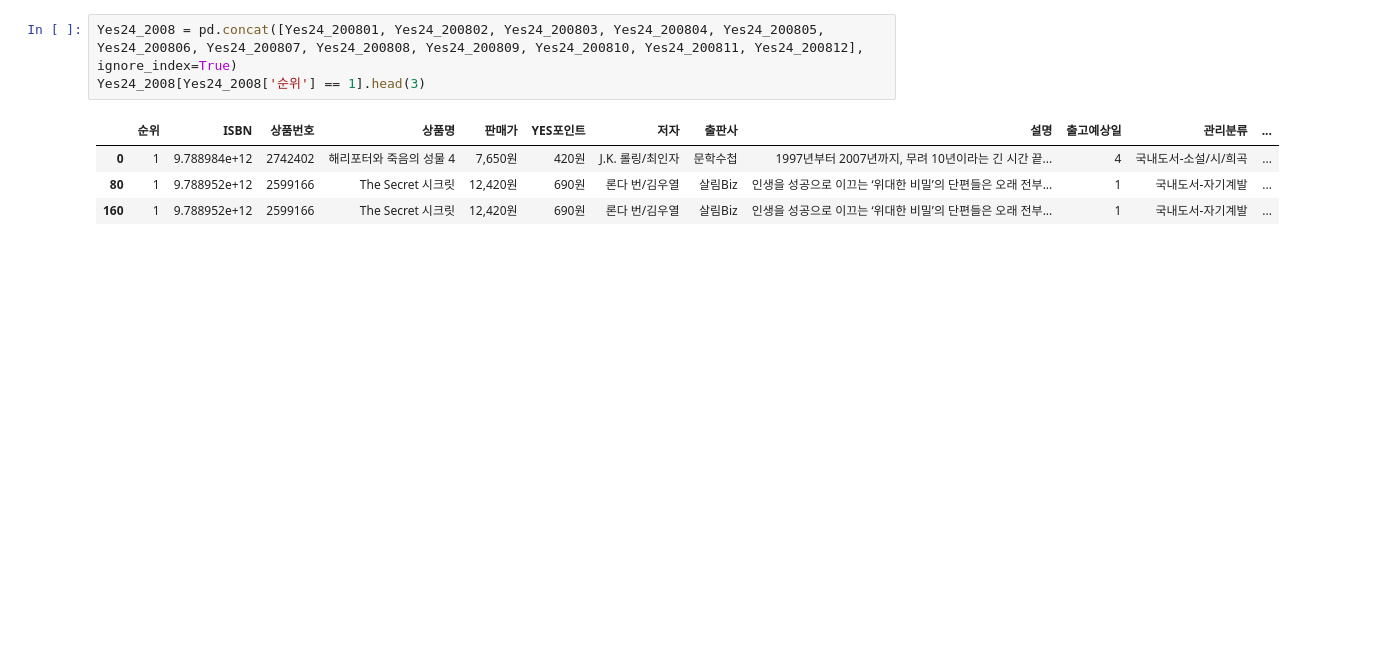
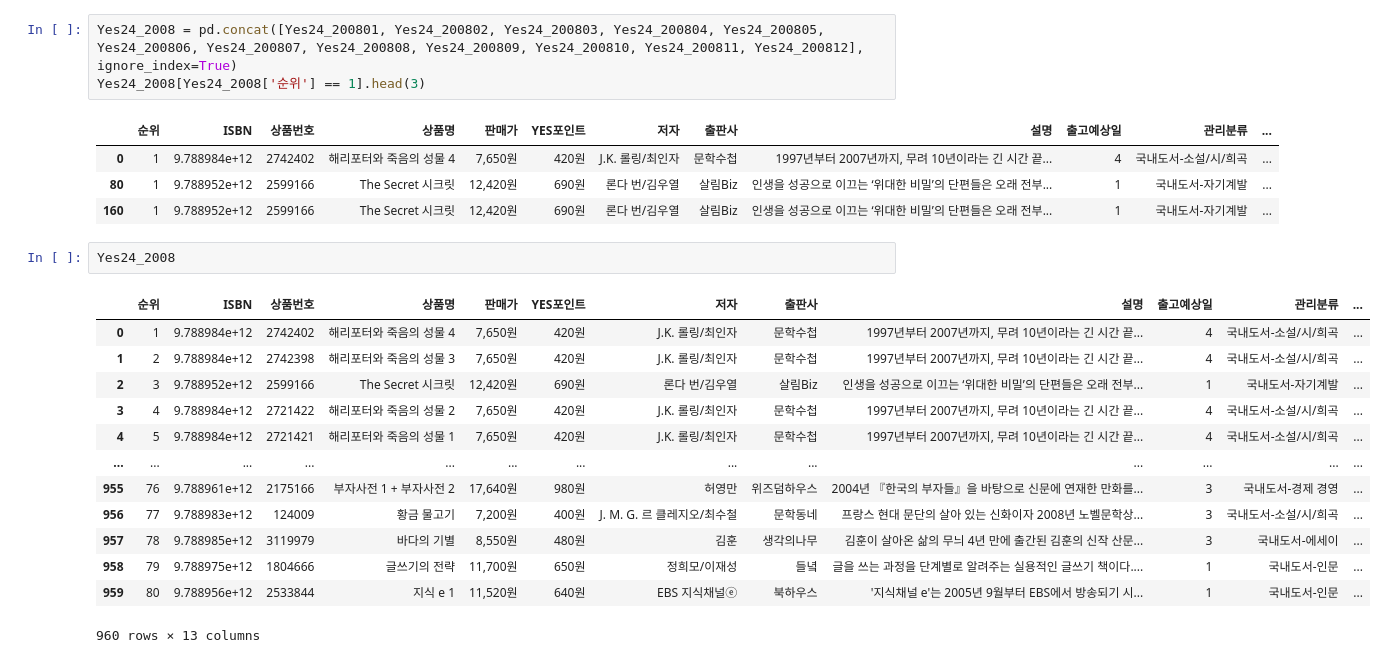
Before and after one commit to twg12/Bestseller-Analysis, a Jupyter notebook: Yes24 Bestseller/Total.ipynb, the cells around one changed output. Saved outputs shown, nothing was run; the diff lists cells and outputs as text; blank space fills up the shorter version.

```diff
--- a/Yes24 Bestseller/Total.ipynb
+++ b/Yes24 Bestseller/Total.ipynb
@@ -56,3 +56,19 @@ Yes24_2008[Yes24_2008['순위'] == 1].head(3)
 | 0 | 1 | 9.788984e+12 | 2742402 | 해리포터와 죽음의 성물 4 | 7,650원 | 420원 | J.K. 롤링/최인자 | 문학수첩 | 1997년부터 2007년까지, 무려 10년이라는 긴 시간 끝... | 4 | 국내도서-소설/시/희곡 | ... |
 | 80 | 1 | 9.788952e+12 | 2599166 | The Secret 시크릿 | 12,420원 | 690원 | 론다 번/김우열 | 살림Biz | 인생을 성공으로 이끄는 ‘위대한 비밀’의 단편들은 오래 전부... | 1 | 국내도서-자기계발 | ... |
 | 160 | 1 | 9.788952e+12 | 2599166 | The Secret 시크릿 | 12,420원 | 690원 | 론다 번/김우열 | 살림Biz | 인생을 성공으로 이끄는 ‘위대한 비밀’의 단편들은 오래 전부... | 1 | 국내도서-자기계발 | ... |
+# %%
+Yes24_2008
+# %% [output]
+|  | 순위 | ISBN | 상품번호 | 상품명 | 판매가 | YES포인트 | 저자 | 출판사 | 설명 | 출고예상일 | 관리분류 | ... |
+| 0 | 1 | 9.788984e+12 | 2742402 | 해리포터와 죽음의 성물 4 | 7,650원 | 420원 | J.K. 롤링/최인자 | 문학수첩 | 1997년부터 2007년까지, 무려 10년이라는 긴 시간 끝... | 4 | 국내도서-소설/시/희곡 | ... |
+| 1 | 2 | 9.788984e+12 | 2742398 | 해리포터와 죽음의 성물 3 | 7,650원 | 420원 | J.K. 롤링/최인자 | 문학수첩 | 1997년부터 2007년까지, 무려 10년이라는 긴 시간 끝... | 4 | 국내도서-소설/시/희곡 | ... |
+| 2 | 3 | 9.788952e+12 | 2599166 | The Secret 시크릿 | 12,420원 | 690원 | 론다 번/김우열 | 살림Biz | 인생을 성공으로 이끄는 ‘위대한 비밀’의 단편들은 오래 전부... | 1 | 국내도서-자기계발 | ... |
+| 3 | 4 | 9.788984e+12 | 2721422 | 해리포터와 죽음의 성물 2 | 7,650원 | 420원 | J.K. 롤링/최인자 | 문학수첩 | 1997년부터 2007년까지, 무려 10년이라는 긴 시간 끝... | 4 | 국내도서-소설/시/희곡 | ... |
+| 4 | 5 | 9.788984e+12 | 2721421 | 해리포터와 죽음의 성물 1 | 7,650원 | 420원 | J.K. 롤링/최인자 | 문학수첩 | 1997년부터 2007년까지, 무려 10년이라는 긴 시간 끝... | 4 | 국내도서-소설/시/희곡 | ... |
+| ... | ... | ... | ... | ... | ... | ... | ... | ... | ... | ... | ... | ... |
+| 955 | 76 | 9.788961e+12 | 2175166 | 부자사전 1 + 부자사전 2 | 17,640원 | 980원 | 허영만 | 위즈덤하우스 | 2004년 『한국의 부자들』을 바탕으로 신문에 연재한 만화를... | 3 | 국내도서-경제 경영 | ... |
+| 956 | 77 | 9.788983e+12 | 124009 | 황금 물고기 | 7,200원 | 400원 | J. M. G. 르 클레지오/최수철 | 문학동네 | 프랑스 현대 문단의 살아 있는 신화이자 2008년 노벨문학상... | 3 | 국내도서-소설/시/희곡 | ... |
+| 957 | 78 | 9.788985e+12 | 3119979 | 바다의 기별 | 8,550원 | 480원 | 김훈 | 생각의나무 | 김훈이 살아온 삶의 무늬 4년 만에 출간된 김훈의 신작 산문... | 3 | 국내도서-에세이 | ... |
+| 958 | 79 | 9.788975e+12 | 1804666 | 글쓰기의 전략 | 11,700원 | 650원 | 정희모/이재성 | 들녘 | 글을 쓰는 과정을 단계별로 알려주는 실용적인 글쓰기 책이다.... | 1 | 국내도서-인문 | ... |
+| 959 | 80 | 9.788956e+12 | 2533844 | 지식 e 1 | 11,520원 | 640원 | EBS 지식채널ⓔ | 북하우스 | '지식채널 e'는 2005년 9월부터 EBS에서 방송되기 시... | 1 | 국내도서-인문 | ... |
+960 rows × 13 columns
```
Also changed, not shown: parts of 8 cells of this notebook, 1 other file.
